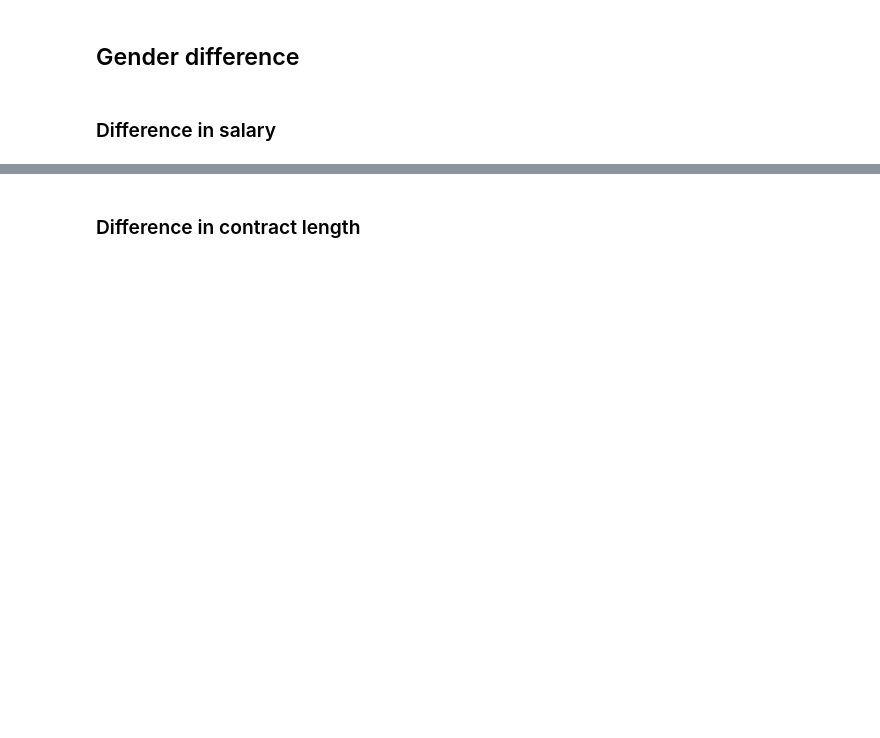
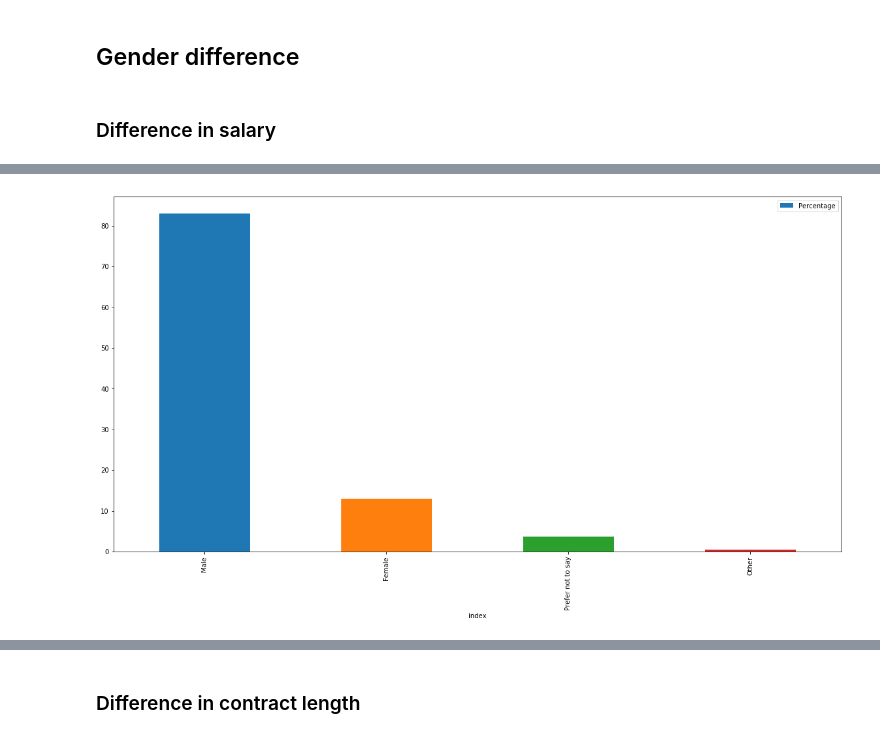
Before and after one commit to softwaresaved/international-survey, a Jupyter notebook: analysis/2018/x. Additional analysis.ipynb, the cells around one changed output, grey strips where cells are left out. Drawn from its saved outputs; the diff is of its cells as text; code cells hidden in the pictures; blank space fills up the shorter version.

```diff
--- a/analysis/2018/x. Additional analysis.ipynb
+++ b/analysis/2018/x. Additional analysis.ipynb
@@ -25,0 +118,5 @@ It contains further developments.
+# %%
+df_gender_perc = df_gender["socio2. Please select your gender"].value_counts().to_frame()
+df_gender_perc['Percentage'] = (df_gender_perc['socio2. Please select your gender'] / df_gender_perc['socio2. Please select your gender'].sum())*100
+df_gender_perc = df_gender_perc.reset_index()
+df_gender_perc
@@ -25,0 +129,4 @@ It contains further developments.
+# %%
+df_gender_perc.plot(kind='bar', x='index', y='Percentage');
+# %% [output]
+[figure, added]
```
Also changed, not shown: parts of 38 cells of this notebook, 9 other files.
